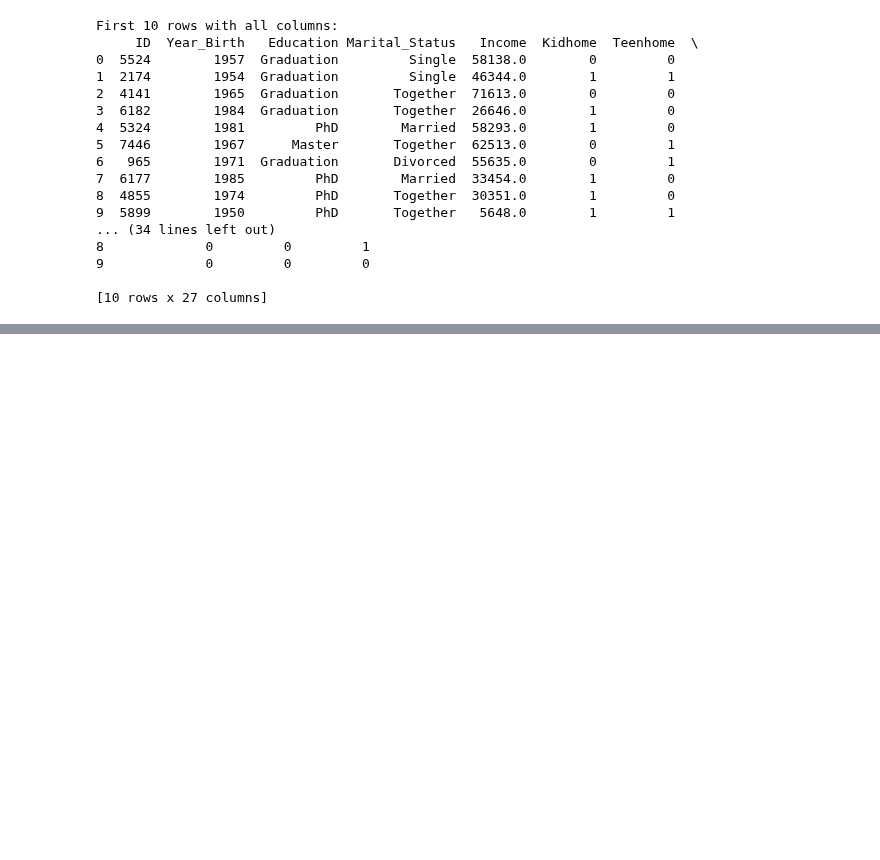
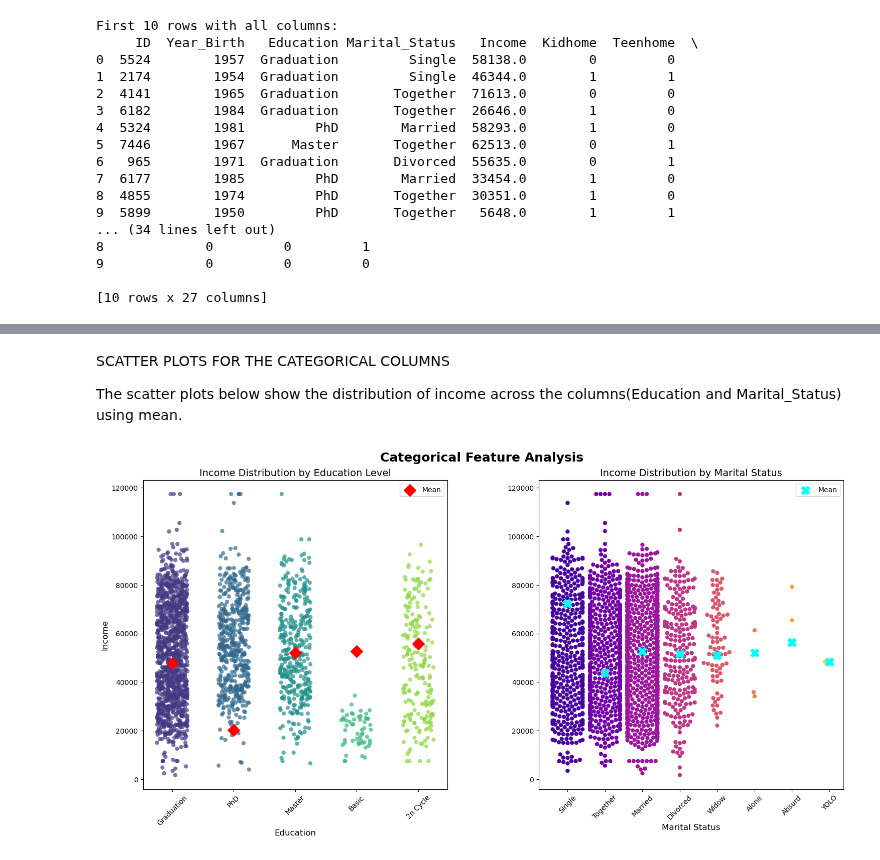
Before and after one commit to martinaainembabazi/GROUP-D-DATA-SCIENCE-PROJECT-ON-CUSTOMER-SEGMENTATION, a Jupyter notebook: visualisation.ipynb, the cells around one changed output, grey strips where cells are left out. Saved outputs shown, nothing was run; the diff lists cells and outputs as text; code cells hidden in the pictures; blank space fills up the shorter version.

```diff
--- a/visualisation.ipynb
+++ b/visualisation.ipynb
@@ -27,3 +154,69 @@ First 10 rows with all columns:
+# %% [markdown]
+SCATTER PLOTS FOR THE CATEGORICAL COLUMNS
+
+The scatter plots below show the distribution of income across the columns(Education and Marital_Status) using mean.
+# %%
+
+
+df = pd.read_csv('cleaned_customer_segmentation.csv')
+
+# Set up figure
+fig, axes = plt.subplots(1, 2, figsize=(18, 8))
+plt.subplots_adjust(wspace=0.3)
+
+#  Plot for Education vs Income
+ax1 = axes[0]
+sns.stripplot(
+    data=df,
+    x='Education',
+    y='Income',
+    ax=ax1,
+    jitter=0.25,
+    palette='viridis',
+    alpha=0.7,
+    size=6
+)
+
+# Add mean markers
+education_means = df.groupby('Education')['Income'].mean()
+for i, level in enumerate(education_means.index):
+    ax1.scatter(i, education_means[level], color='red', s=150,
+                marker='D', zorder=5, label='Mean' if i==0 else "")
+
+ax1.set_title('Income Distribution by Education Level', fontsize=14)
+ax1.set_xlabel('Education', fontsize=12)
+ax1.set_ylabel('Income', fontsize=12)
+ax1.tick_params(axis='x', rotation=45)
+ax1.legend()
+
+#  Plot for Marital Status vs Income
+ax2 = axes[1]
+sns.swarmplot(
+    data=df,
+    x='Marital_Status',
+    y='Income',
+    ax=ax2,
+    palette='plasma',
+    size=6
+)
+
+# Add mean markers
+status_means = df.groupby('Marital_Status')['Income'].mean()
+for i, status in enumerate(status_means.index):
+    ax2.scatter(i, status_means[status], color='cyan', s=150,
+                marker='X', zorder=5, label='Mean' if i==0 else "")
+
+ax2.set_title('Income Distribution by Marital Status', fontsize=14)
+ax2.set_xlabel('Marital Status', fontsize=12)
+ax2.set_ylabel('')
+ax2.tick_params(axis='x', rotation=45)
+ax2.legend()
+
+# Add overall title
+fig.suptitle('Categorical Feature Analysis', fontsize=18, fontweight='bold', y=0.95)
+plt.show()
+# %% [output]
+[figure, added]
 # %%
 
 # Select numerical columns (exclude IDs/constants)
```
Also changed, not shown: parts of 5 cells of this notebook.
